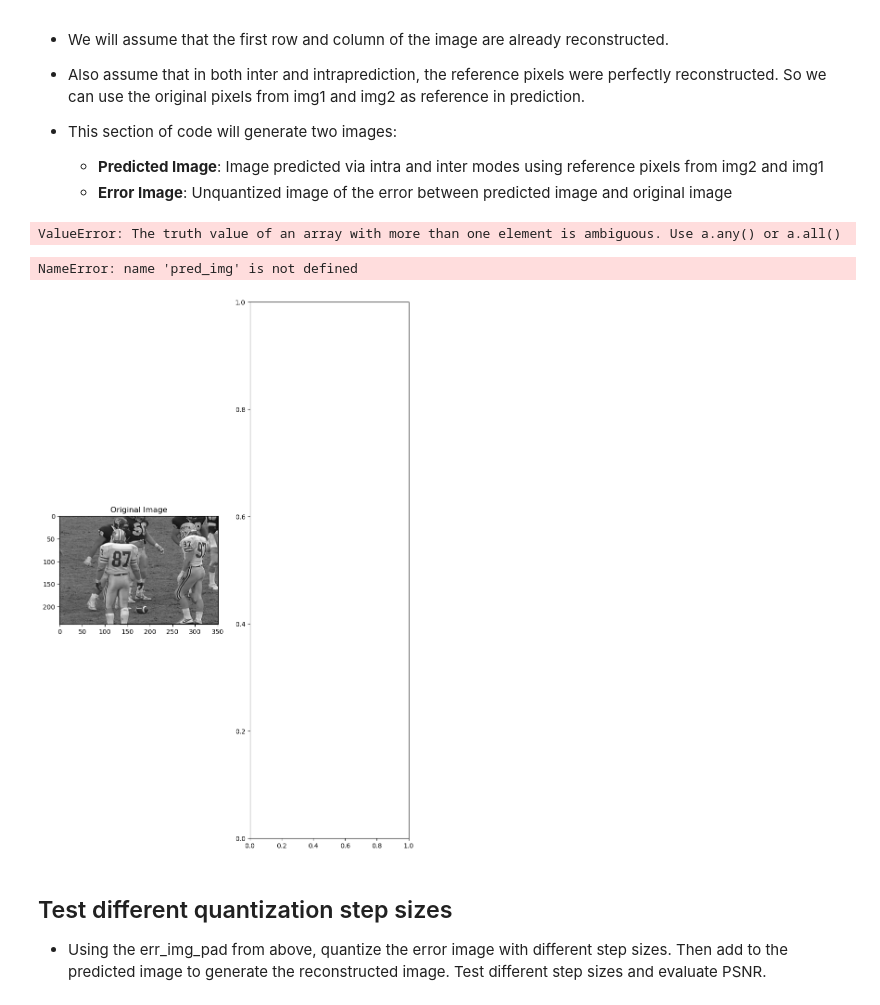
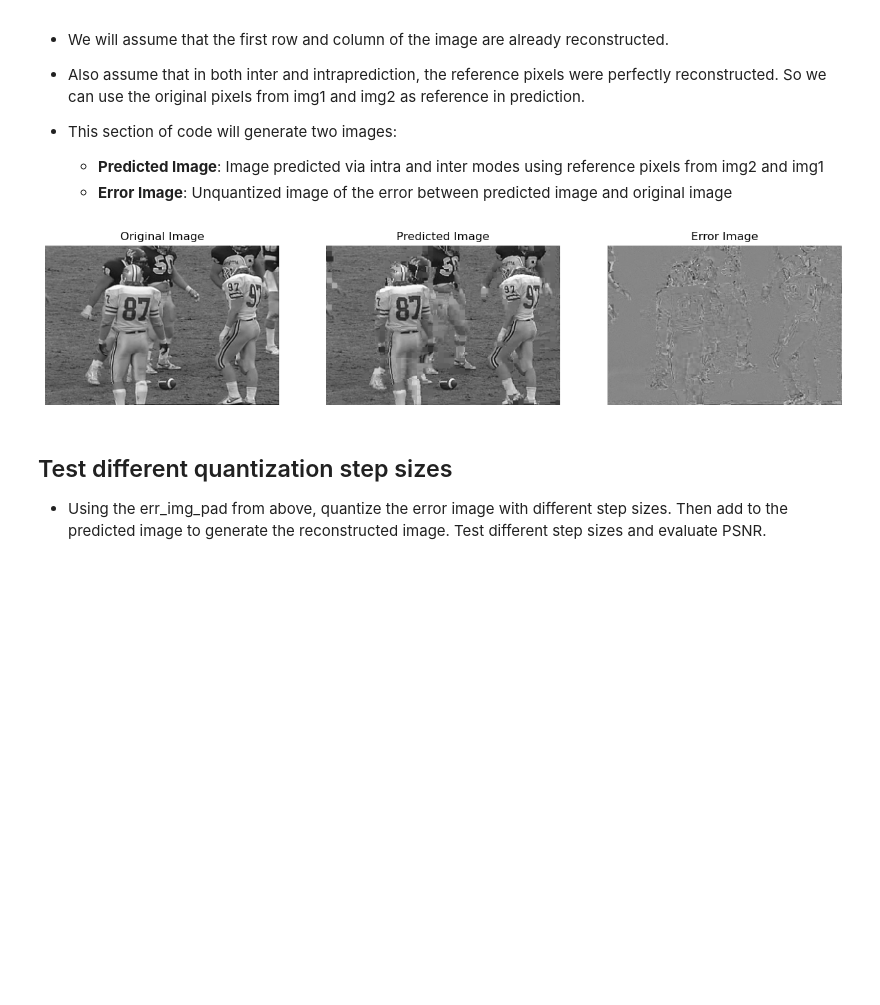
Before and after one commit to Alaqian/ECE-GY-6123-Image-and-Video-Processing, a Jupyter notebook: CA06/CA06-aaz7118.ipynb, the cells around one changed output. Drawn from its saved outputs; the diff is of its cells as text; code cells hidden in the pictures; blank space fills up the shorter version.

Commit message:
CA06 Pred & Error image generated & plotted

```diff
--- a/CA06/CA06-aaz7118.ipynb
+++ b/CA06/CA06-aaz7118.ipynb
@@ -102,7 +102,7 @@ def EBMA(template,img,x0,y0,range_x,range_y):
                 xm = i - x0
                 ym = j - y0
                 matchblock = candidate
-                min_mse = error
+                min_mse = mse_error
     return xm, ym, matchblock
 # %%
 ################################################ TODO ###############################################
@@ -126,8 +126,8 @@ def quant(dct_coef, q):
 # %%
 ################################################ TODO ###############################################
 # define searching range for EBMA
-range_x = 16
-range_y = 16
+range_x = 24
+range_y = 24
 
 # get the row and column size of the images.
 rows, cols = img1.shape
@@ -212,30 +212,30 @@ for x0 in tqdm(np.arange(1,(rows-1), N)):
 
         ## Put the min_pred_block and min_err_block in the correct position in the output images
         pred_img_pad[x0:x0 + N, y0:y0 + N] = min_pred_block
-        err_img_pad[x0:x0 + N, y0:y0 + N] = min
+        err_img_pad[x0:x0 + N, y0:y0 + N] = min_err_block
 
 # Remove padding
 pred_img = pred_img_pad[0:rows,0:cols]
 err_img = err_img_pad[0:rows,0:cols]
-# %% [output]
-ValueError: The truth value of an array with more than one element is ambiguous. Use a.any() or a.all()
 # %%
 ################################################ TODO ###############################################
 # plot the original image, predicted image, error image
 plt.figure(figsize=(15,15))
 plt.subplot(131)
 plt.imshow(img1,cmap='gray')
 plt.title('Original Image')
+plt.axis('off')
 plt.subplot(132)
 plt.imshow(pred_img,cmap='gray')
 plt.title('Predicted Image')
+plt.axis('off')
 plt.subplot(133)
 plt.imshow(err_img,cmap='gray')
 plt.title('Error Image')
+plt.axis('off')
 plt.show()
 # %% [output]
-NameError: name 'pred_img' is not defined
-[figure, old version]
+[figure, new version]
 # %% [markdown]
 ## Test different quantization step sizes
 - Using the err_img_pad from above, quantize the error image with different step sizes. Then add to the predicted image to generate the reconstructed image. Test different step sizes and evaluate PSNR.
```
Also changed, not shown: parts of 1 cell of this notebook, 3 other files.
